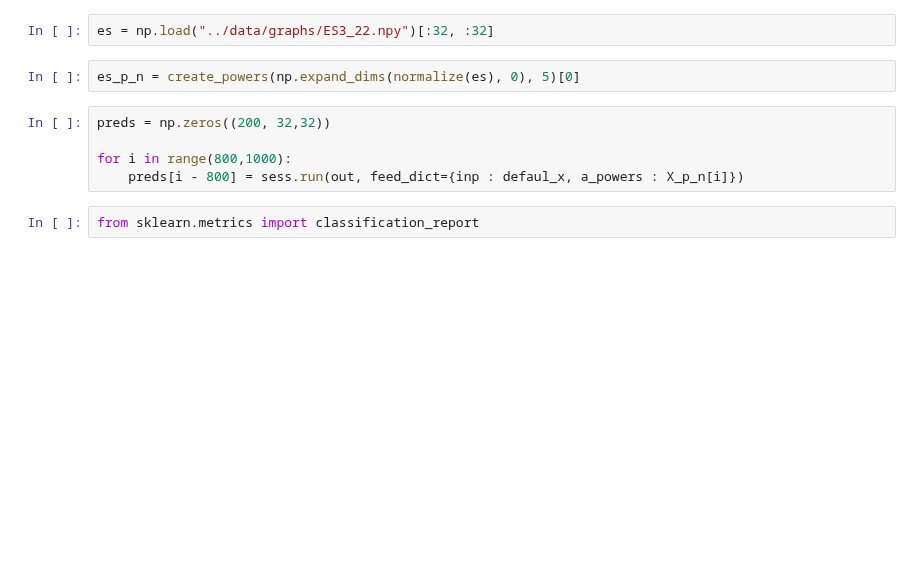
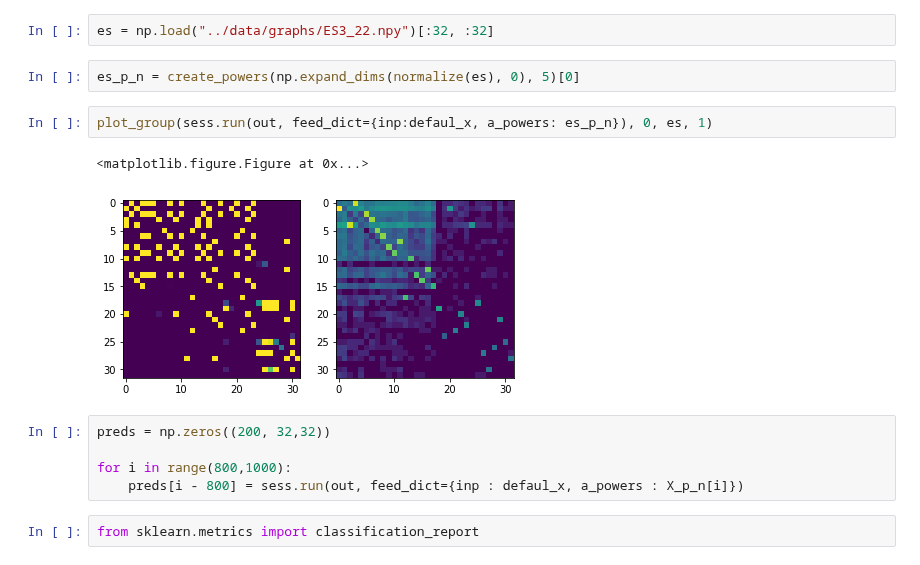
Before and after one commit to rykachevskiy/CRISPR, a Jupyter notebook: TAGCN-Apply.ipynb, the cells around one changed output. Drawn from its saved outputs; the diff is of its cells as text; blank space fills up the shorter version.

```diff
--- a/TAGCN-Apply.ipynb
+++ b/TAGCN-Apply.ipynb
@@ -269,6 +252,11 @@ plot_gr(pred + (y[ind] > 0).astype(int), s = 7)
 es = np.load("../data/graphs/ES3_22.npy")[:32, :32]
 # %%
 es_p_n = create_powers(np.expand_dims(normalize(es), 0), 5)[0]
+# %%
+plot_group(sess.run(out, feed_dict={inp:defaul_x, a_powers: es_p_n}), 0, es, 1)
+# %% [output]
+<matplotlib.figure.Figure at 0x...>
+[figure, added]
 # %%
 preds = np.zeros((200, 32,32))
 
```
Also changed, not shown: parts of 19 cells of this notebook, 3 other files.
